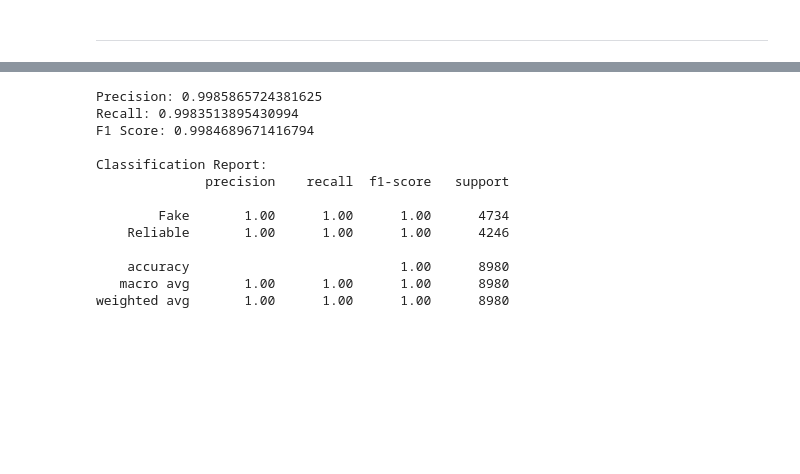
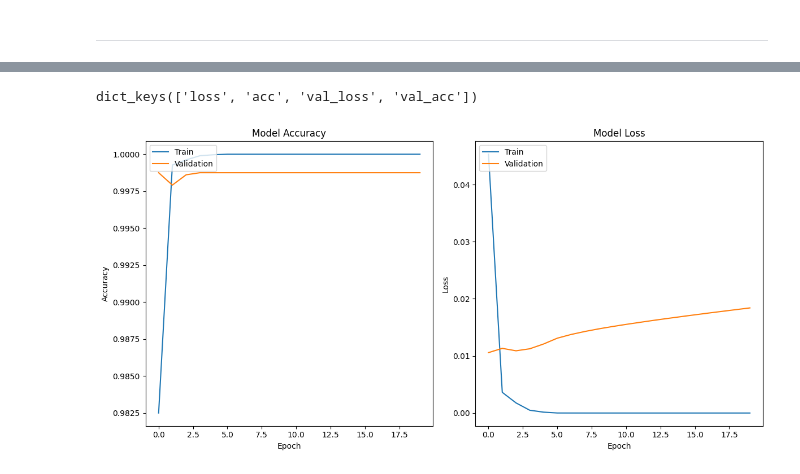
Before and after one commit to Abishethvarman/FakeNewsDetection, a Jupyter notebook: 2.1-FakeNewsDetector_RNN_LSTM_DS1.ipynb, the cells around one changed output, grey strips where cells are left out. Saved outputs shown, nothing was run; the diff lists cells and outputs as text; code cells hidden in the pictures; blank space fills up the shorter version.

```diff
--- a/2.1-FakeNewsDetector_RNN_LSTM_DS1.ipynb
+++ b/2.1-FakeNewsDetector_RNN_LSTM_DS1.ipynb
@@ -213,6 +212,6 @@ total_words
 # %%
 y_train = np.asarray(y_train)
 # train the model
-model.fit(padded_train, y_train, batch_size = 64, validation_split = 0.2, epochs = 20)
+history = model.fit(padded_train, y_train, batch_size = 64, validation_split = 0.2, epochs = 20)
 # %% [output]
 Epoch 1/20
@@ -269,25 +269,43 @@ plt.show()
-# %%
-precision = precision_score(list(y_test), detection)
-recall = recall_score(list(y_test), detection)
-f1 = f1_score(list(y_test), detection)
-
-print("Precision:", precision)
-print("Recall:", recall)
-print("F1 Score:", f1)
-
-print("\nClassification Report:")
-print(classification_report(list(y_test), detection, target_names=['Fake', 'Reliable']))
-# %% [output]
-Precision: 0.9985865724381625
-Recall: 0.9983513895430994
-F1 Score: 0.9984689671416794
-
-Classification Report:
-              precision    recall  f1-score   support
-
-        Fake       1.00      1.00      1.00      4734
-    Reliable       1.00      1.00      1.00      4246
-
-    accuracy                           1.00      8980
-   macro avg       1.00      1.00      1.00      8980
-weighted avg       1.00      1.00      1.00      8980
+# %%
+
+def plot_history(history):
+    print(history.history.keys())
+
+    plt.figure(figsize=(12, 6))
+    plt.subplot(1, 2, 1)
+    if 'accuracy' in history.history:
+        plt.plot(history.history['accuracy'])
+    elif 'acc' in history.history:
+        plt.plot(history.history['acc'])
+    else:
+        raise KeyError("No key found for accuracy in history")
+
+    if 'val_accuracy' in history.history:
+        plt.plot(history.history['val_accuracy'])
+    elif 'val_acc' in history.history:
+        plt.plot(history.history['val_acc'])
+    else:
+        raise KeyError("No key found for validation accuracy in history")
+
+    plt.title('Model Accuracy')
+    plt.xlabel('Epoch')
+    plt.ylabel('Accuracy')
+    plt.legend(['Train', 'Validation'], loc='upper left')
+
+    # Plot training & validation loss values
+    plt.subplot(1, 2, 2)
+    plt.plot(history.history['loss'])
+    plt.plot(history.history['val_loss'])
+    plt.title('Model Loss')
+    plt.xlabel('Epoch')
+    plt.ylabel('Loss')
+    plt.legend(['Train', 'Validation'], loc='upper left')
+
+    plt.tight_layout()
+    plt.show()
+
+# Display the training history plots
+plot_history(history)
+# %% [output]
+dict_keys(['loss', 'acc', 'val_loss', 'val_acc'])
+[figure, added]
```
Also changed, not shown: parts of 10 cells of this notebook.
